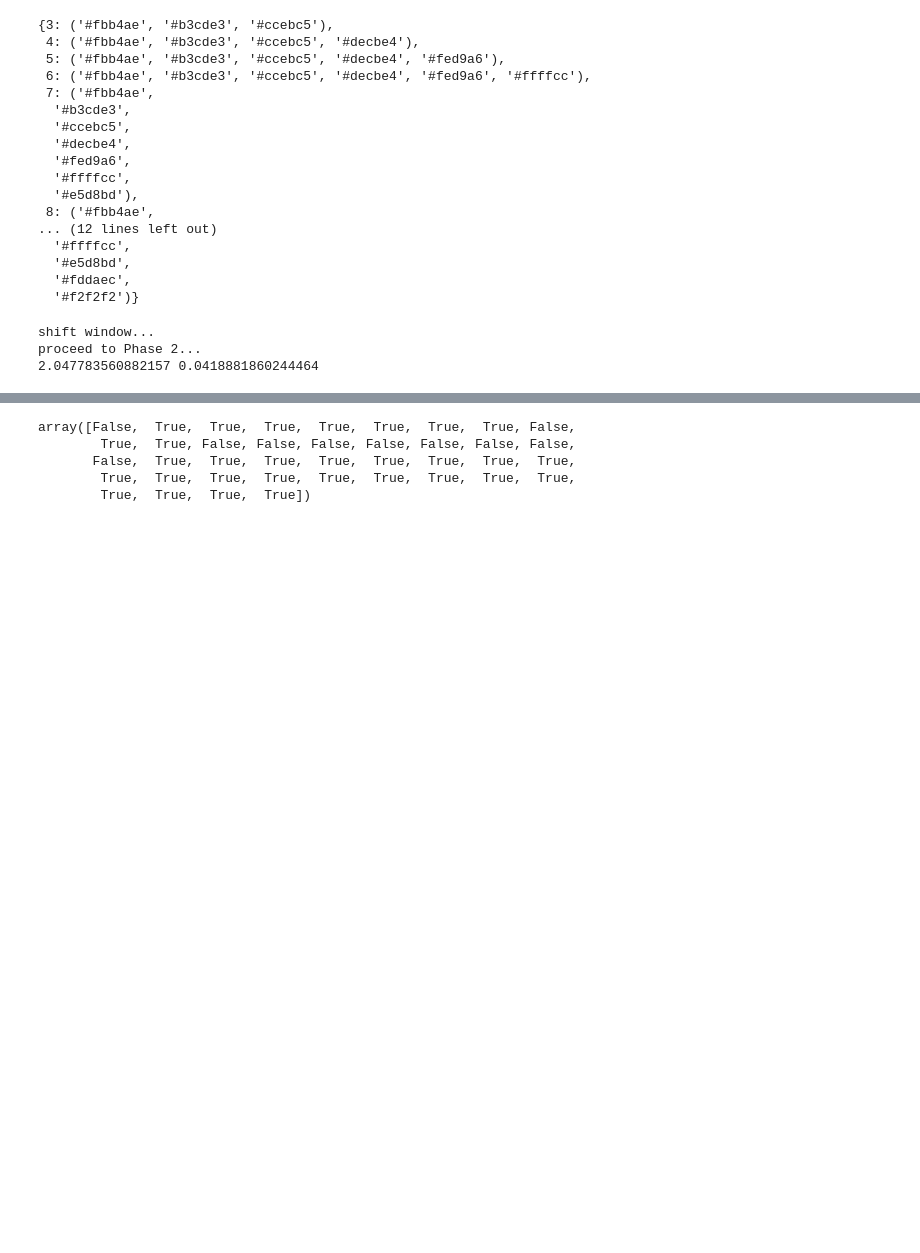
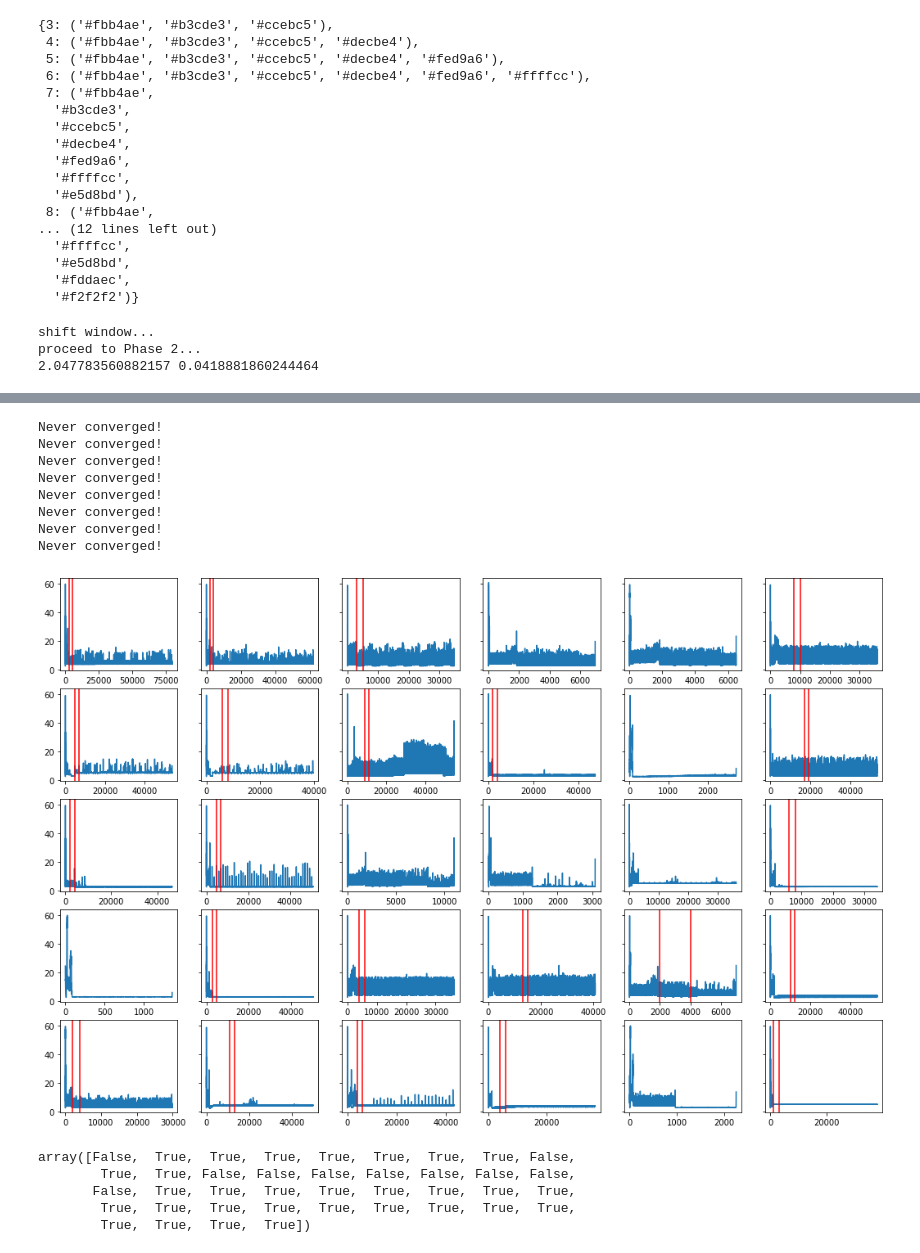
Before and after one commit to plavin/multifidelity, a Jupyter notebook: ParrotDataBig.ipynb, the cells around one changed output, grey strips where cells are left out. Saved outputs shown, nothing was run; the diff lists cells and outputs as text; code cells hidden in the pictures; blank space fills up the shorter version.

```diff
--- a/ParrotDataBig.ipynb
+++ b/ParrotDataBig.ipynb
@@ -630,3 +525,27 @@ print(len(_win.get_range(0, 1, debug=True)))
+# %%
+mapper = Mapper(len(TRACES))
+fig = mapper.fig
+#fig, axs = plt.subplots(nrows=remap.smallest_sq, ncols = remap.smallest_sq, sharey=True)
+
+summrize = 1000
+for i, t in enumerate(TRACES):
+    ftpjrg_plot(mapper[i], t, summarize)
+
+fig.set_size_inches((3*remap.smallest_sq, 2*remap.smallest_sq))
+fig.patch.set_facecolor('white')
+#fig.suptitle(f'Average latency (ns) per {interval_len} instruction interval (manual phases)')
+#plt.savefig(f'plots/mean-latency-per-interval-{interval_len}-2.png')
+plt.show()
+# %% [output]
+Never converged!
+Never converged!
+Never converged!
+Never converged!
+Never converged!
+Never converged!
+Never converged!
+Never converged!
+[figure, added]
 # %%
 @jit
 def select(arr, window, start, end):
```
Also changed, not shown: parts of 21 cells of this notebook.
